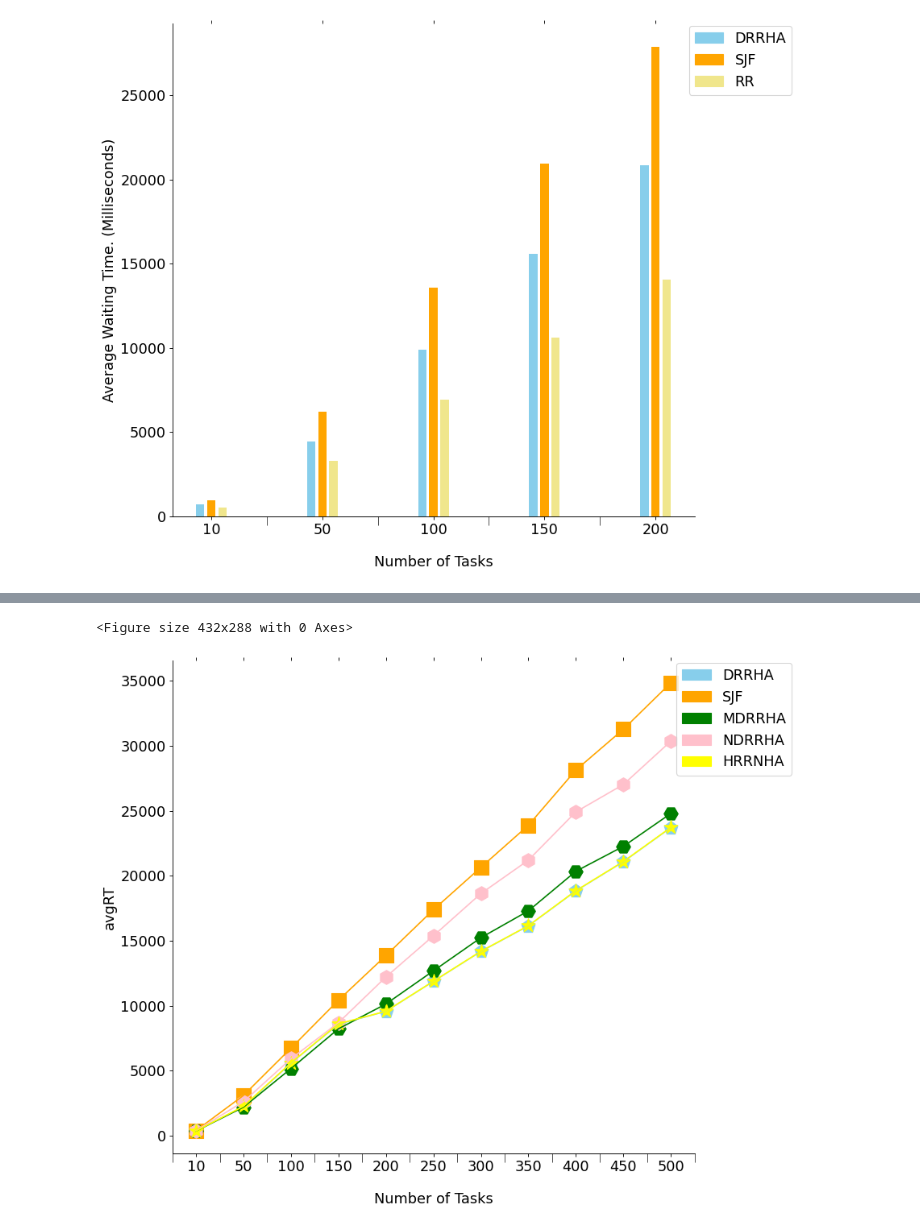
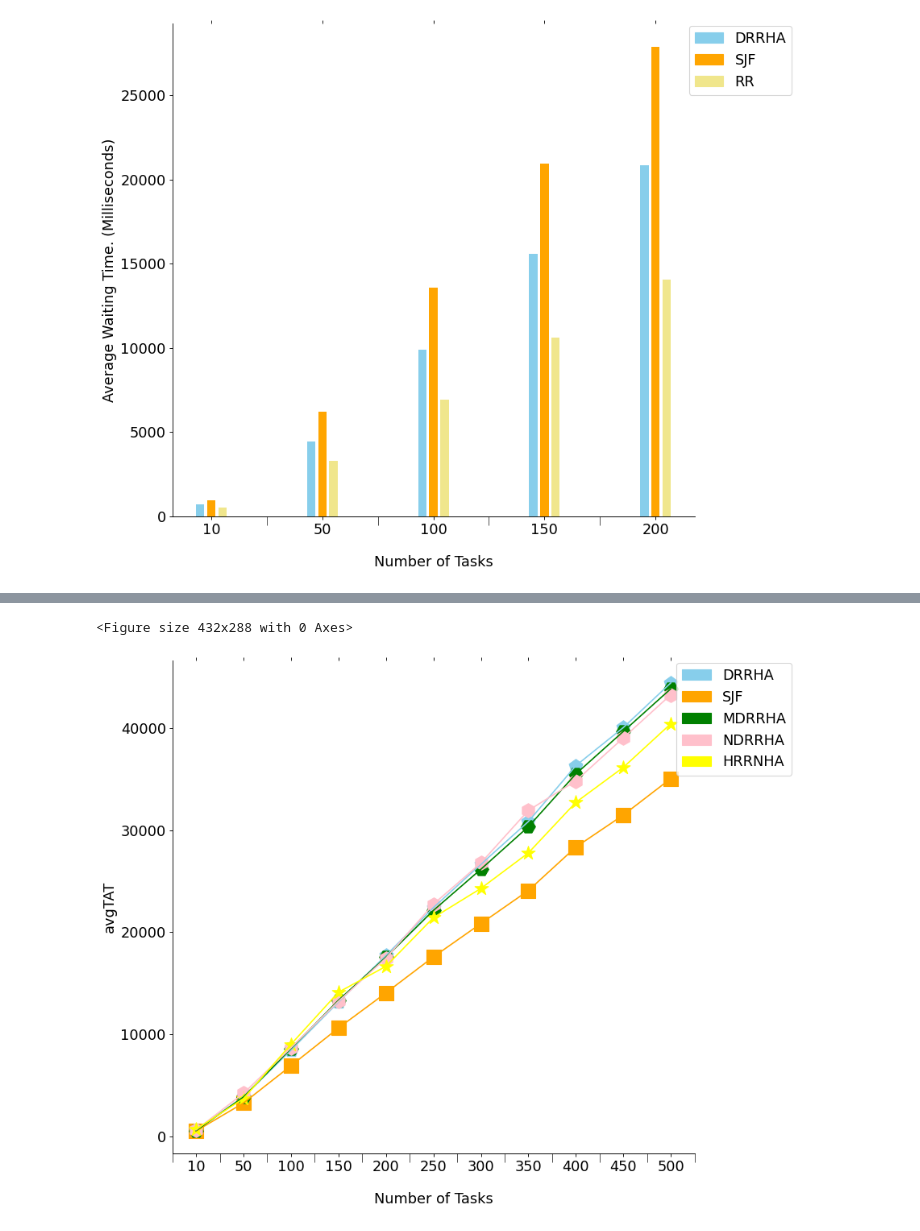
Before and after one commit to Bhaikko/mdrrha, a Jupyter notebook: src/graph_handler.ipynb, the cells around one changed output, grey strips where cells are left out. Saved outputs shown, nothing was run; the diff lists cells and outputs as text; code cells hidden in the pictures.

```diff
--- a/src/graph_handler.ipynb
+++ b/src/graph_handler.ipynb
@@ -389,8 +376,8 @@ ax.spines['right'].set_visible(False)
 marker_size = 250
 
 # plot_metric = 'avgWT'
-# plot_metric = 'avgTAT'
-plot_metric = 'avgRT'
+plot_metric = 'avgTAT'
+# plot_metric = 'avgRT'
 
 ax.plot(X_axis, sjf_values[plot_metric].to_numpy(), color = colors[2])
 plt.scatter(X_axis, sjf_values[plot_metric].to_numpy(), marker = 's', s = marker_size, color = colors[2])
@@ -402,31 +389,31 @@ ax.plot(X_axis, mdrrha_values[plot_metric].to_numpy(), color = colors[4])
 plt.scatter(X_axis, mdrrha_values[plot_metric].to_numpy(), marker = 'H', s = marker_size, color = colors[4])
 
 ax.plot(X_axis, ndrrha_values[plot_metric].to_numpy(), color = colors[6])
 plt.scatter(X_axis, ndrrha_values[plot_metric].to_numpy(), marker = 'h', s = marker_size, color = colors[6])
 
 ax.plot(X_axis, hrrnha_values[plot_metric].to_numpy(), color = colors[8])
 plt.scatter(X_axis, hrrnha_values[plot_metric].to_numpy(), marker = '*', s = marker_size, color = colors[8])
 
 # Configuring Legend
 legend_elements = []
 
 for i in range(0, len(colors), 2):
     legend_elements.append(
         Patch(facecolor=colors[i], edgecolor=colors[i], label=colors[i + 1])
     )
 
 ax.legend(
     handles = legend_elements,
     loc = 'upper right',
     bbox_to_anchor=(1.20, 1.01)
 )
 
 plt.xlabel('Number of Tasks', labelpad = 20)
 # plt.ylabel('Average Waiting Time. (Milliseconds)')
 # plt.ylabel('Average Turnaround Time. (Milliseconds)')
 plt.ylabel(plot_metric)
 # plt.title('Comparison of the average Waiting time of SJF and DRRHA.')
 plt.show()
 # %% [output]
 <Figure size 432x288 with 0 Axes>
-[figure, old version]
+[figure, new version]
```
Also changed, not shown: parts of 2 cells of this notebook, 6 other files.
